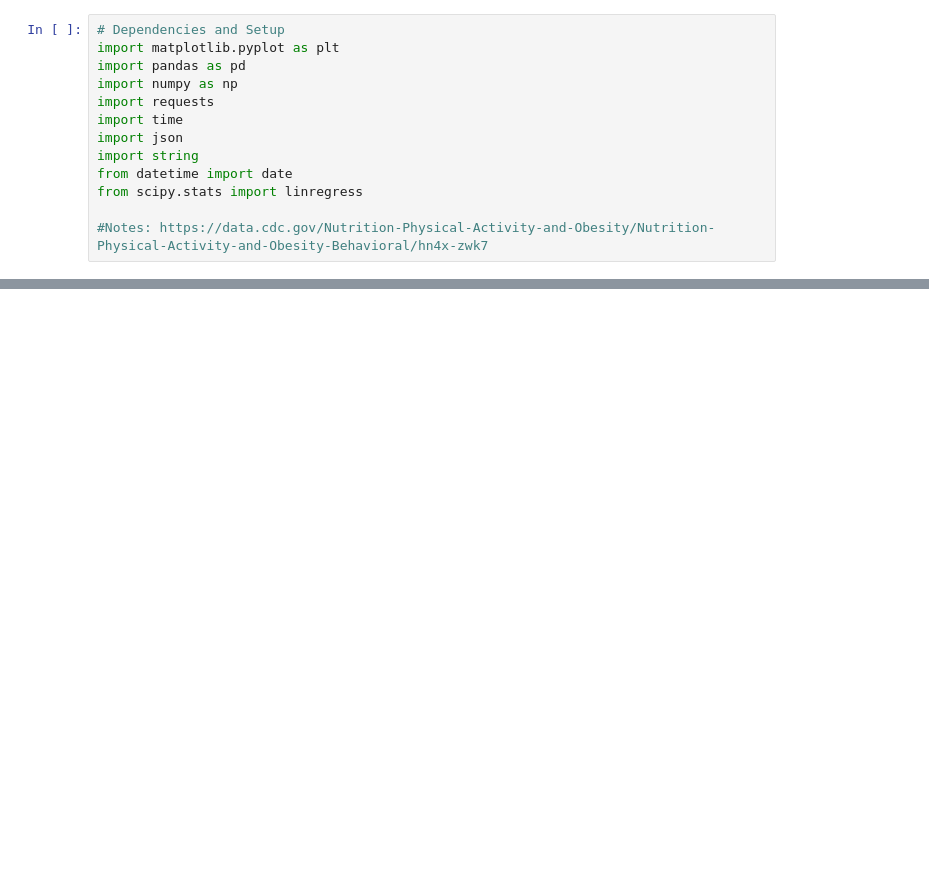
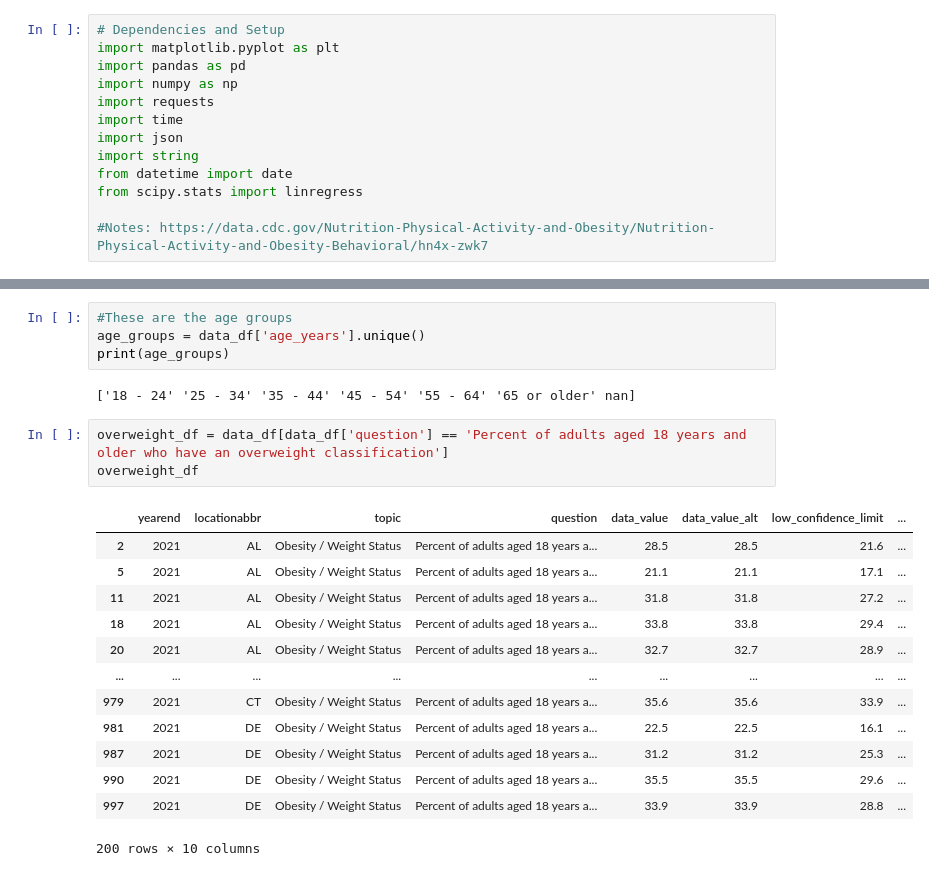
Before and after one commit to sma005/project-one-group-4, a Jupyter notebook: obesity_study.ipynb, the cells around one changed output, grey strips where cells are left out. Drawn from its saved outputs; the diff is of its cells as text; blank space fills up the shorter version.

```diff
--- a/obesity_study.ipynb
+++ b/obesity_study.ipynb
@@ -44,0 +101,23 @@ obesity_data
+# %%
+#These are the age groups
+age_groups = data_df['age_years'].unique()
+print(age_groups)
+# %% [output]
+['18 - 24' '25 - 34' '35 - 44' '45 - 54' '55 - 64' '65 or older' nan]
+# %%
+overweight_df = data_df[data_df['question'] == 'Percent of adults aged 18 years and older who have an overweight classification']
+overweight_df
+# %% [output]
+|  | yearend | locationabbr | topic | question | data_value | data_value_alt | low_confidence_limit | ... |
+| 2 | 2021 | AL | Obesity / Weight Status | Percent of adults aged 18 years a... | 28.5 | 28.5 | 21.6 | ... |
+| 5 | 2021 | AL | Obesity / Weight Status | Percent of adults aged 18 years a... | 21.1 | 21.1 | 17.1 | ... |
+| 11 | 2021 | AL | Obesity / Weight Status | Percent of adults aged 18 years a... | 31.8 | 31.8 | 27.2 | ... |
+| 18 | 2021 | AL | Obesity / Weight Status | Percent of adults aged 18 years a... | 33.8 | 33.8 | 29.4 | ... |
+| 20 | 2021 | AL | Obesity / Weight Status | Percent of adults aged 18 years a... | 32.7 | 32.7 | 28.9 | ... |
+| ... | ... | ... | ... | ... | ... | ... | ... | ... |
+| 979 | 2021 | CT | Obesity / Weight Status | Percent of adults aged 18 years a... | 35.6 | 35.6 | 33.9 | ... |
+| 981 | 2021 | DE | Obesity / Weight Status | Percent of adults aged 18 years a... | 22.5 | 22.5 | 16.1 | ... |
+| 987 | 2021 | DE | Obesity / Weight Status | Percent of adults aged 18 years a... | 31.2 | 31.2 | 25.3 | ... |
+| 990 | 2021 | DE | Obesity / Weight Status | Percent of adults aged 18 years a... | 35.5 | 35.5 | 29.6 | ... |
+| 997 | 2021 | DE | Obesity / Weight Status | Percent of adults aged 18 years a... | 33.9 | 33.9 | 28.8 | ... |
+200 rows × 10 columns
```
Also changed, not shown: parts of 11 cells of this notebook, 1 other file.
